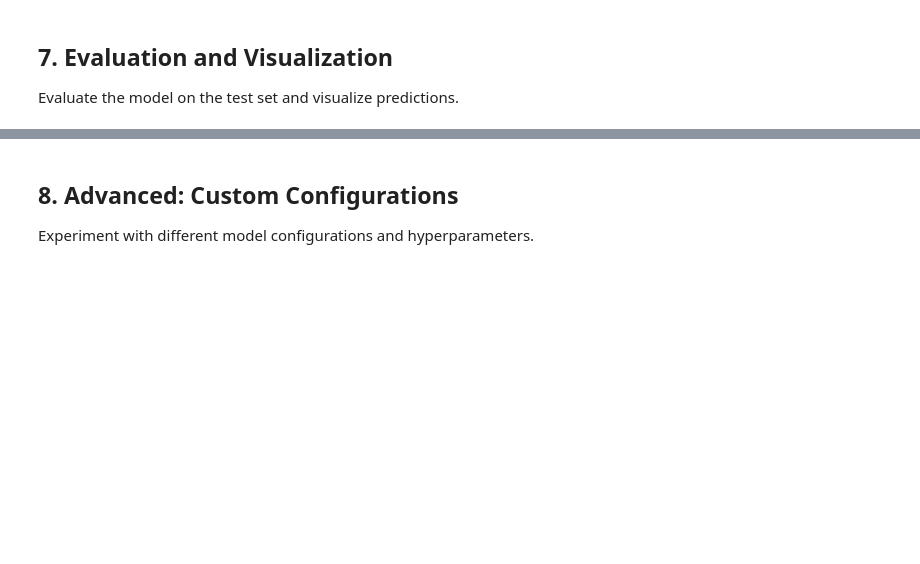
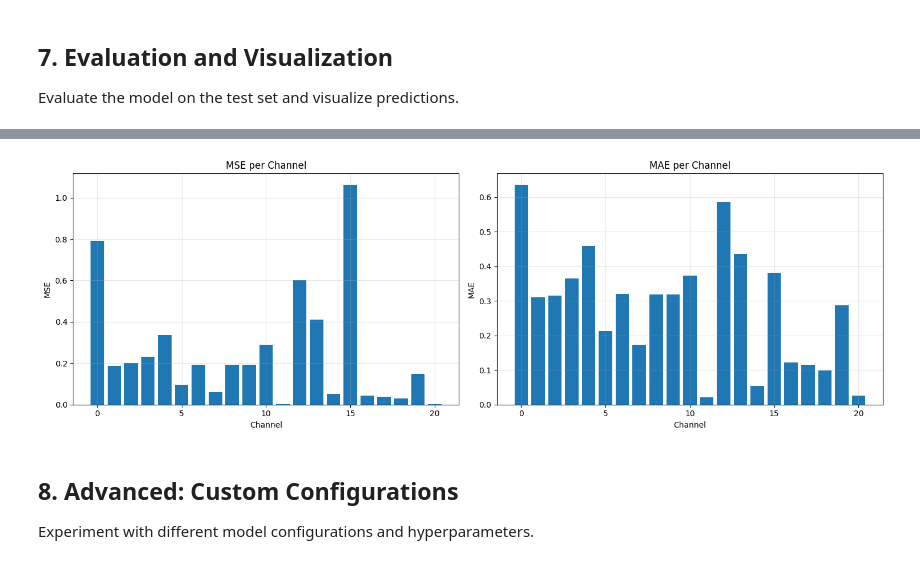
Before and after one commit to MSISCapstone/MSVLPatchTST, a Jupyter notebook: notebooks/PatchTST_Original.ipynb, the cells around one changed output, grey strips where cells are left out. Cells and saved outputs as stored; diff of their text form; code cells hidden in the pictures; blank space fills up the shorter version.

```diff
--- a/notebooks/PatchTST_Original.ipynb
+++ b/notebooks/PatchTST_Original.ipynb
@@ -994,51 +784,46 @@ else:
 # %%
-# Per-channel performance analysis with error handling
-if os.path.exists(dataset_path) and 'preds' in locals():
-    try:
-        num_channels = preds.shape[-1]
-        channel_metrics = []
+# Per-channel performance analysis
+if os.path.exists(dataset_path):
+    num_channels = preds.shape[-1]
+    channel_metrics = []
 
-        print("\n📊 Per-Channel Performance Analysis:")
-        print("=" * 70)
-        print(f"{'Channel':<10} {'MSE':<15} {'MAE':<15} {'RMSE':<15}")
-        print("=" * 70)
+    print("\nPer-Channel Performance:")
+    print("=" * 70)
+    print(f"{'Channel':<10} {'MSE':<15} {'MAE':<15} {'RMSE':<15}")
+    print("=" * 70)
 
-        for ch in range(num_channels):
-            ch_pred = preds[:, :, ch]
-            ch_true = trues[:, :, ch]
+    for ch in range(num_channels):
+        ch_pred = preds[:, :, ch]
+        ch_true = trues[:, :, ch]
 
-            ch_mse = np.mean((ch_pred - ch_true) ** 2)
-            ch_mae = np.mean(np.abs(ch_pred - ch_true))
-            ch_rmse = np.sqrt(ch_mse)
+        ch_mse = np.mean((ch_pred - ch_true) ** 2)
+        ch_mae = np.mean(np.abs(ch_pred - ch_true))
+        ch_rmse = np.sqrt(ch_mse)
 
-            channel_metrics.append({'channel': ch, 'mse': ch_mse, 'mae': ch_mae, 'rmse': ch_rmse})
-            print(f"{ch:<10} {ch_mse:<15.7f} {ch_mae:<15.7f} {ch_rmse:<15.7f}")
+        channel_metrics.append({'channel': ch, 'mse': ch_mse, 'mae': ch_mae, 'rmse': ch_rmse})
+        print(f"{ch:<10} {ch_mse:<15.7f} {ch_mae:<15.7f} {ch_rmse:<15.7f}")
 
-        print("=" * 70)
+    print("=" * 70)
 
-        # Visualize channel performance
-        channels = [m['channel'] for m in channel_metrics]
-        mses = [m['mse'] for m in channel_metrics]
-        maes = [m['mae'] for m in channel_metrics]
+    # Visualize channel performance
+    channels = [m['channel'] for m in channel_metrics]
+    mses = [m['mse'] for m in channel_metrics]
+    maes = [m['mae'] for m in channel_metrics]
 
-        fig, axes = plt.subplots(1, 2, figsize=(15, 5))
+    fig, axes = plt.subplots(1, 2, figsize=(15, 5))
 
-        axes[0].bar(channels, mses, color='steelblue', alpha=0.7)
-        axes[0].set_xlabel('Channel')
-        axes[0].set_ylabel('MSE')
-        axes[0].set_title('MSE per Channel')
-        axes[0].grid(True, alpha=0.3, axis='y')
+    axes[0].bar(channels, mses)
+    axes[0].set_xlabel('Channel')
+    axes[0].set_ylabel('MSE')
+    axes[0].set_title('MSE per Channel')
+    axes[0].grid(True, alpha=0.3)
 
-        axes[1].bar(channels, maes, color='coral', alpha=0.7)
-        axes[1].set_xlabel('Channel')
-        axes[1].set_ylabel('MAE')
-        axes[1].set_title('MAE per Channel')
-        axes[1].grid(True, alpha=0.3, axis='y')
+    axes[1].bar(channels, maes)
+    axes[1].set_xlabel('Channel')
+    axes[1].set_ylabel('MAE')
+    axes[1].set_title('MAE per Channel')
+    axes[1].grid(True, alpha=0.3)
 
-        plt.tight_layout()
-        plt.show()
-        print("✓ Per-channel analysis completed.")
-    except Exception as e:
-        print(f"⚠️  Error during analysis: {e}")
-else:
-    print("⏳ Evaluation data not yet available. Run training and evaluation first.")
+    plt.tight_layout()
+    plt.show()
+# %% [output]
@@ -1045,3 +847,4 @@ else:
+[figure, added]
 # %% [markdown]
 ## 8. Advanced: Custom Configurations <a id='advanced'></a>
 
```
Also changed, not shown: parts of 24 cells of this notebook, 6 other files.
